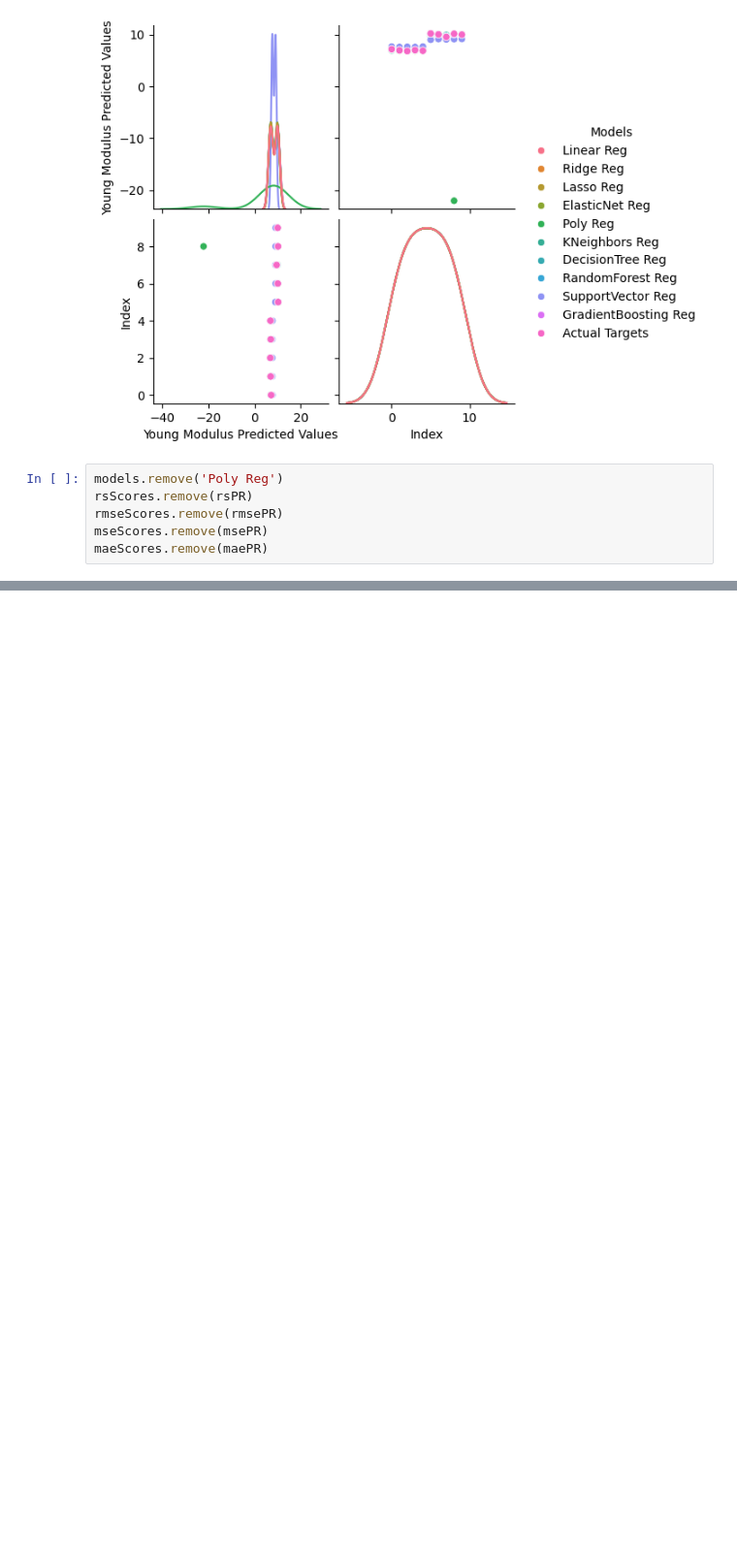
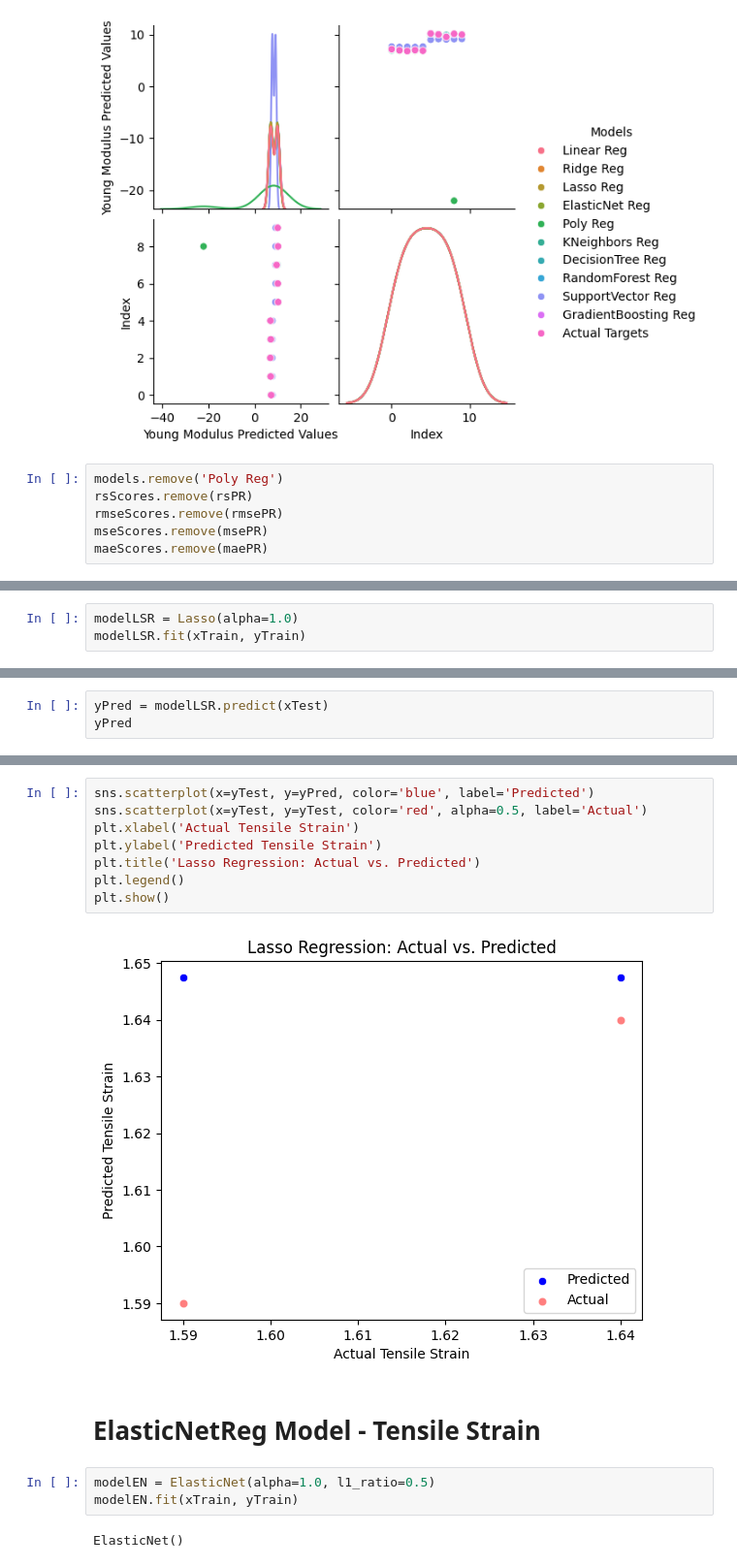
Before and after one commit to Sid-047/paperStuff, a Jupyter notebook: pineappleGlassAlumina-Composite/modelTraining.ipynb, the cells around one changed output, grey strips where cells are left out. Shown at 97% size. Drawn from its saved outputs; the diff is of its cells as text; blank space fills up the shorter version.

```diff
--- a/pineappleGlassAlumina-Composite/modelTraining.ipynb
+++ b/pineappleGlassAlumina-Composite/modelTraining.ipynb
@@ -1102,0 +1184,3 @@ fig.show()
+# %%
+modelLSR = Lasso(alpha=1.0)
+modelLSR.fit(xTrain, yTrain)
@@ -1102,0 +1189,3 @@ fig.show()
+# %%
+yPred = modelLSR.predict(xTest)
+yPred
@@ -1102,0 +1208,17 @@ fig.show()
+# %%
+sns.scatterplot(x=yTest, y=yPred, color='blue', label='Predicted')
+sns.scatterplot(x=yTest, y=yTest, color='red', alpha=0.5, label='Actual')
+plt.xlabel('Actual Tensile Strain')
+plt.ylabel('Predicted Tensile Strain')
+plt.title('Lasso Regression: Actual vs. Predicted')
+plt.legend()
+plt.show()
+# %% [output]
+[figure, added]
+# %% [markdown]
+# ElasticNetReg Model - Tensile Strain
+# %%
+modelEN = ElasticNet(alpha=1.0, l1_ratio=0.5)
+modelEN.fit(xTrain, yTrain)
+# %% [output]
+ElasticNet()
```
Also changed, not shown: parts of 78 cells of this notebook.
